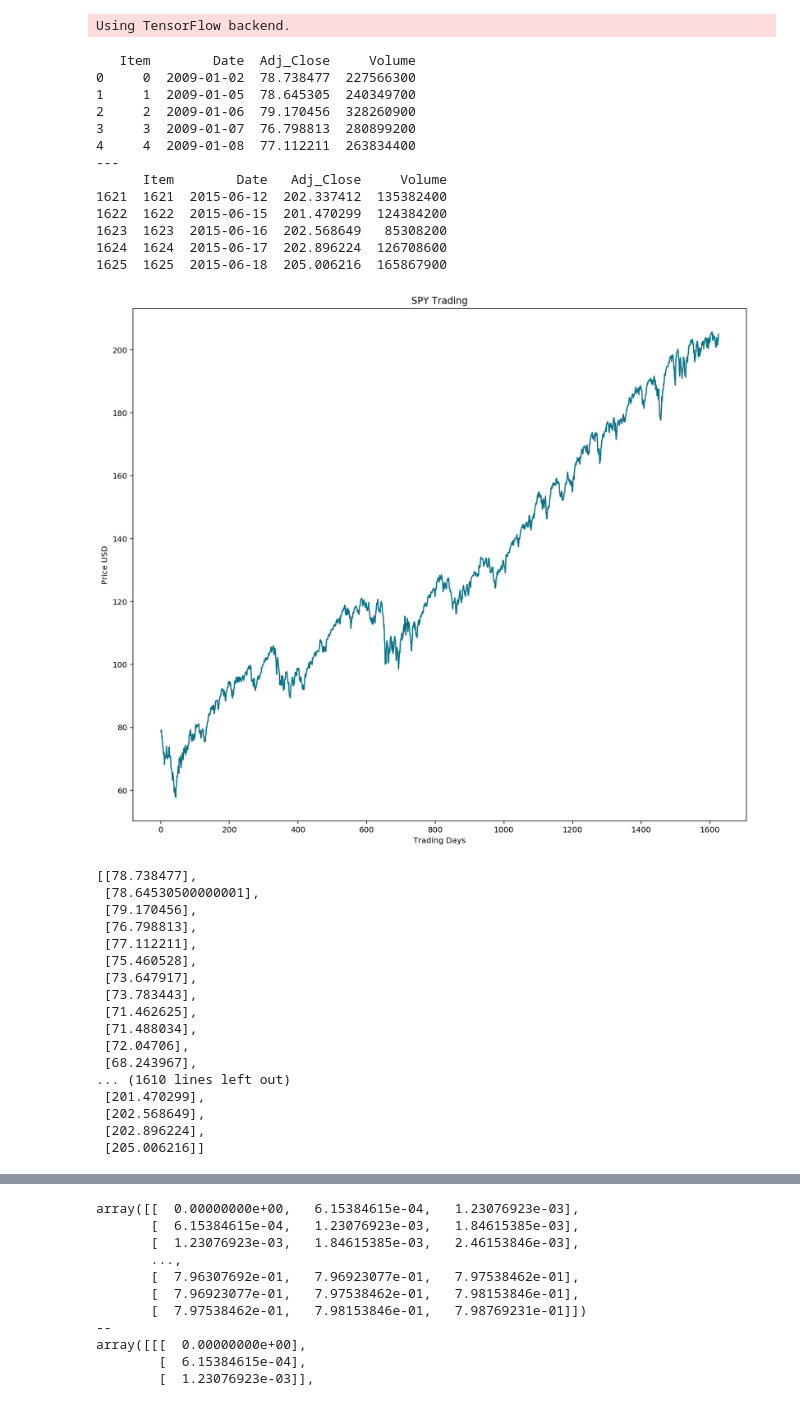
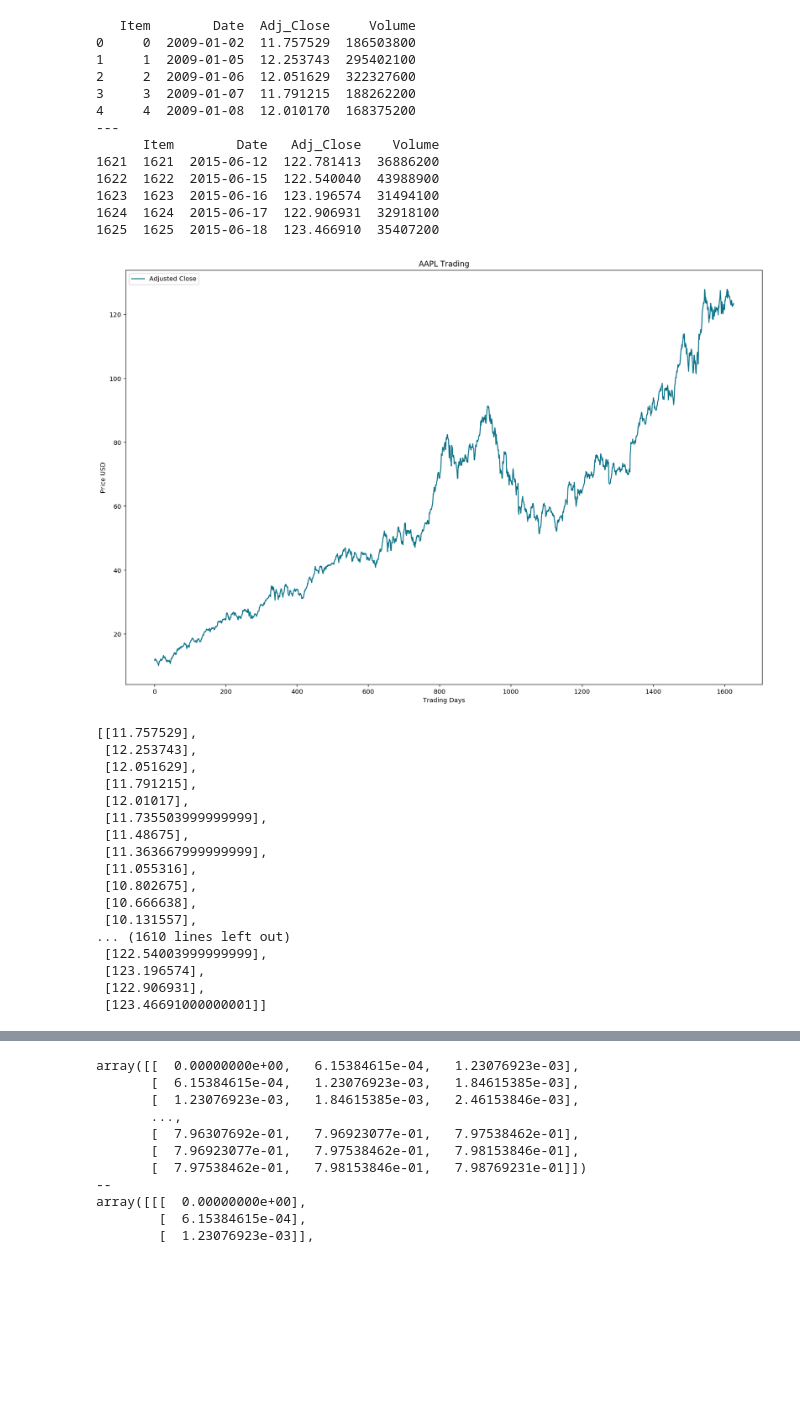
Before and after one commit to gilakos/machine-learning, a Jupyter notebook: projects/capstone/gilakos_stockpricepredictor_dev-workingmodel-deeplearning-keras-lstm.ipynb, the cells around one changed output, grey strips where cells are left out. Cells and saved outputs as stored; diff of their text form; code cells hidden in the pictures; blank space fills up the shorter version.

Commit message:
LSTM Polish Plots
Chore: Updated format for plots

```diff
--- a/projects/capstone/gilakos_stockpricepredictor_dev-workingmodel-deeplearning-keras-lstm.ipynb
+++ b/projects/capstone/gilakos_stockpricepredictor_dev-workingmodel-deeplearning-keras-lstm.ipynb
@@ -29,11 +29,9 @@ from yahoo_finance import Share
 # Import required libraries for visualization and printing
 from pprint import pprint
 import matplotlib.pyplot as plt
-plt.rcParams['figure.figsize'] = (14, 12)
+plt.rcParams['figure.figsize'] = (18, 12)
 import matplotlib.dates as mdates
 import datetime
-# %% [output]
-Using TensorFlow backend.
 # %%
 # Set Benchmark Dates based on Machine Learning for Trading course 1/1/09-6/18/15
 date_start, date_end = '2009-01-01', '2015-06-18'
@@ -45,7 +43,7 @@ tick_2 = 'MSFT'
 tick_3 = 'AAPL'
 
 # Set Baseline Model Ticker
-base_ticker = tick_0
+base_ticker = tick_3
 # %%
 #Request Stock Data
 stock_data = Share(base_ticker)
@@ -84,37 +82,39 @@ print("---")
 print(stock_df.tail())
 # %% [output]
    Item        Date  Adj_Close     Volume
-0     0  2009-01-02  78.738477  227566300
-1     1  2009-01-05  78.645305  240349700
-2     2  2009-01-06  79.170456  328260900
-3     3  2009-01-07  76.798813  280899200
-4     4  2009-01-08  77.112211  263834400
+0     0  2009-01-02  11.757529  186503800
+1     1  2009-01-05  12.253743  295402100
+2     2  2009-01-06  12.051629  322327600
+3     3  2009-01-07  11.791215  188262200
+4     4  2009-01-08  12.010170  168375200
 ---
-      Item        Date   Adj_Close     Volume
-1621  1621  2015-06-12  202.337412  135382400
-1622  1622  2015-06-15  201.470299  124384200
-1623  1623  2015-06-16  202.568649   85308200
-1624  1624  2015-06-17  202.896224  126708600
-1625  1625  2015-06-18  205.006216  165867900
+      Item        Date   Adj_Close    Volume
+1621  1621  2015-06-12  122.781413  36886200
+1622  1622  2015-06-15  122.540040  43988900
+1623  1623  2015-06-16  123.196574  31494100
+1624  1624  2015-06-17  122.906931  32918100
+1625  1625  2015-06-18  123.466910  35407200
 # %%
 #Plot Basic Data
 fig, ax = plt.subplots()
-ax.plot(stock_df['Item'], stock_df['Adj_Close'], '#0A7388')
+ax.plot(stock_df['Item'], stock_df['Adj_Close'], '#0A7388', label='Adjusted Close')
 
 # format the coords message box
 def price(x):
     return '$%1.2f' % x
 #ax.format_xdata = mdates.DateFormatter('%Y-%m-%d')
 ax.format_ydata = price
-ax.set_title(base_ticker + ' Trading')
 
 # Add labels
 plt.ylabel('Price USD')
 plt.xlabel('Trading Days')
+# Add title and legend
+ax.set_title(base_ticker + ' Trading')
+ax.legend(loc='upper left')
 
 plt.show()
 # %% [output]
-[figure, old version]
+[figure, new version]
 # %%
 #Create numpy arrays for features and targets
 X_day_all = []
@@ -129,23 +129,23 @@ for index, row in stock_df.iterrows():
 #pprint(X_day_all)
 pprint(y_close_all)
 # %% [output]
-[[78.738477],
- [78.64530500000001],
- [79.170456],
- [76.798813],
- [77.112211],
- [75.460528],
- [73.647917],
- [73.783443],
- [71.462625],
- [71.488034],
- [72.04706],
- [68.243967],
+[[11.757529],
+ [12.253743],
+ [12.051629],
+ [11.791215],
+ [12.01017],
+ [11.735503999999999],
+ [11.48675],
+ [11.363667999999999],
+ [11.055316],
+ [10.802675],
+ [10.666638],
+ [10.131557],
 ... (1610 lines left out)
- [201.470299],
- [202.568649],
- [202.896224],
- [205.006216]]
+ [122.54003999999999],
+ [123.196574],
+ [122.906931],
+ [123.46691000000001]]
 # %%
 # Scale function
 def scale_range(X, input_range=[0.0,1.0], target_range=[0.0,1.0]):
```
Also changed, not shown: parts of 6 cells of this notebook, 2 other files.
